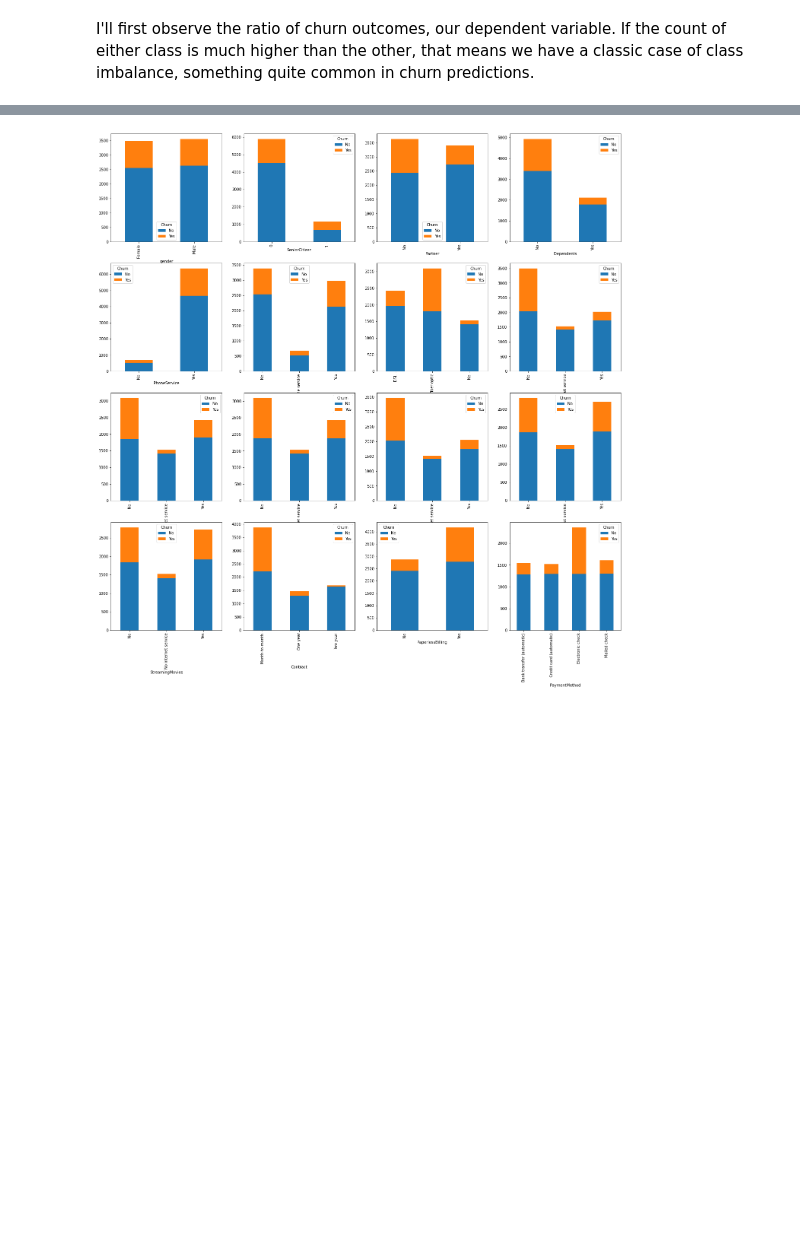
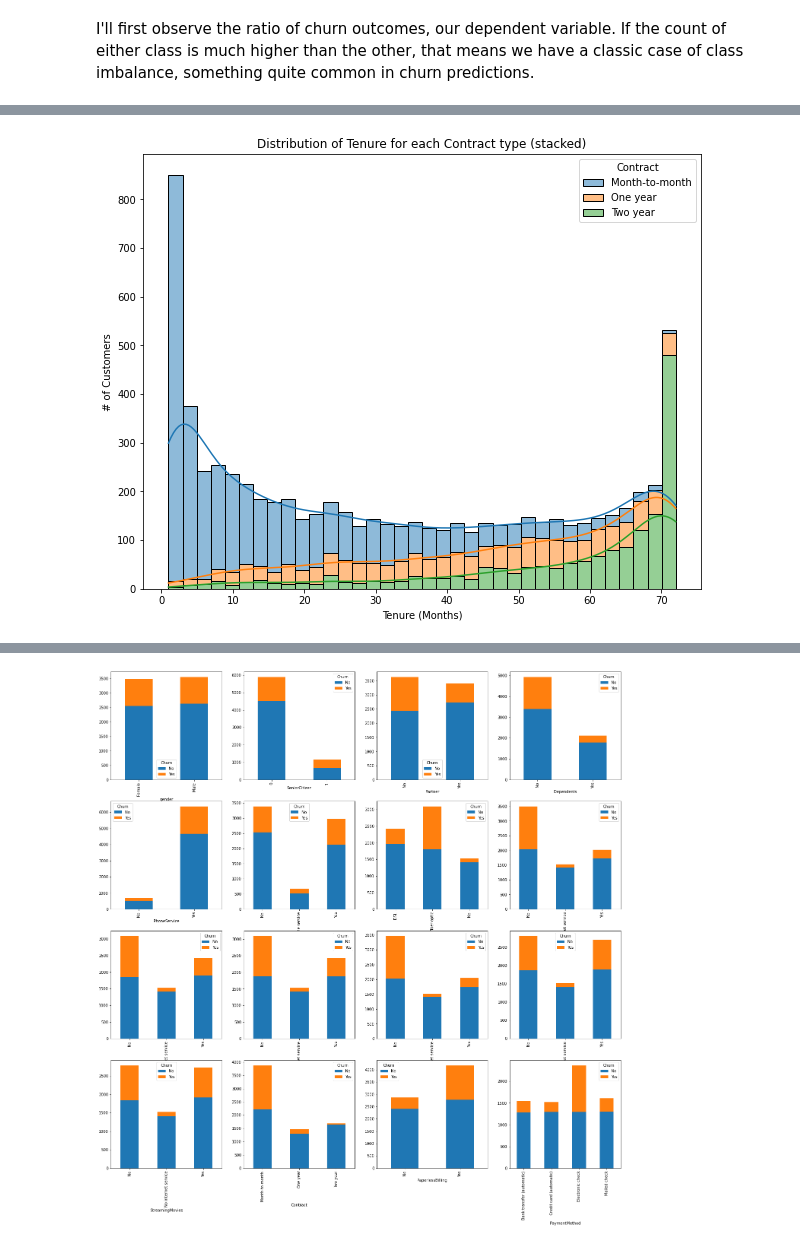
Before and after one commit to leonswl/churn-model, a Jupyter notebook: notebooks/eda.ipynb, the cells around one changed output, grey strips where cells are left out. Cells and saved outputs as stored; diff of their text form; code cells hidden in the pictures; blank space fills up the shorter version.

```diff
--- a/notebooks/eda.ipynb
+++ b/notebooks/eda.ipynb
@@ -57,0 +119,8 @@ sns.histplot(data=df1, x='Churn')
+# %%
+tenure_fig, tenure_ax = plt.subplots(figsize=(10,8))
+tenure_ax = sns.histplot(data=df1, x='tenure',multiple='stack', hue='Contract', kde=True,bins=36)
+tenure_ax.set_xlabel("Tenure (Months)")
+tenure_ax.set_ylabel("# of Customers")
+tenure_ax.set_title("Distribution of Tenure for each Contract type (stacked)");
+# %% [output]
+[figure, added]
```
Also changed, not shown: parts of 22 cells of this notebook, 1 other file.
